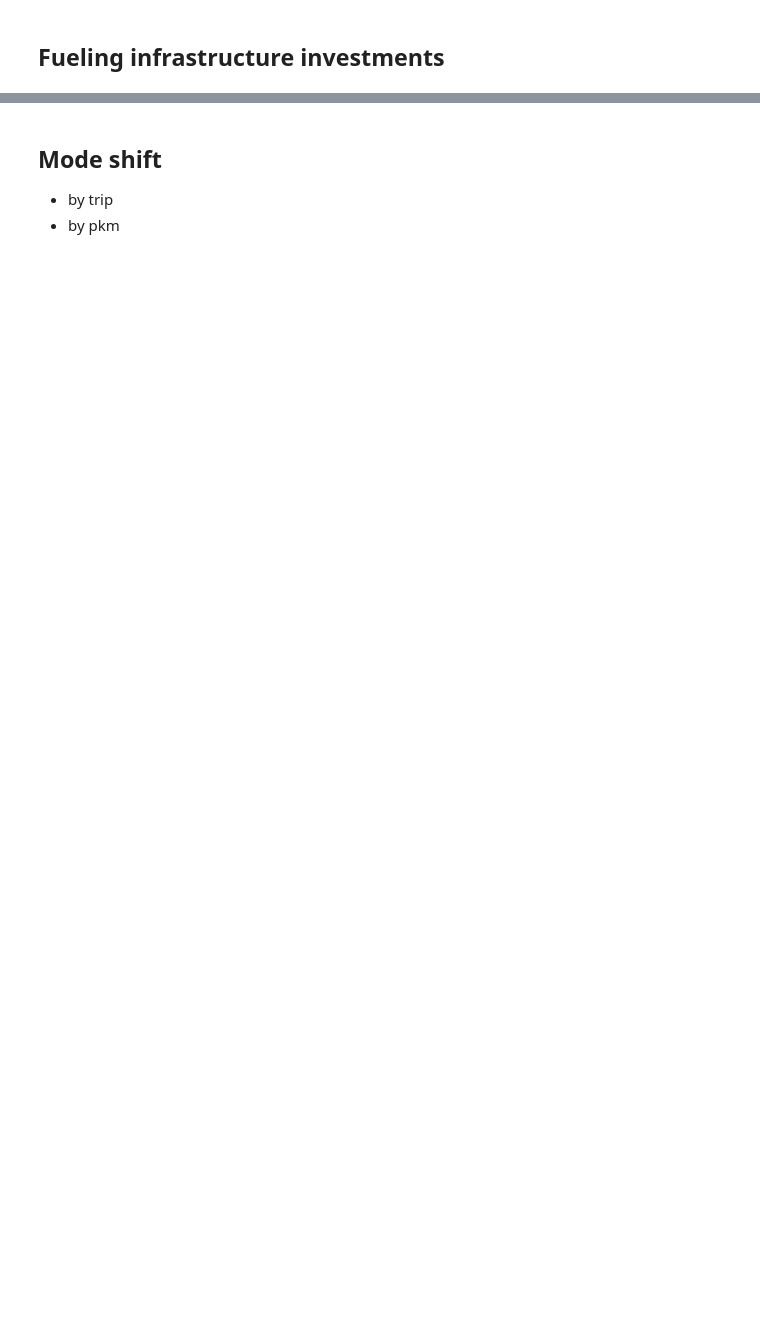
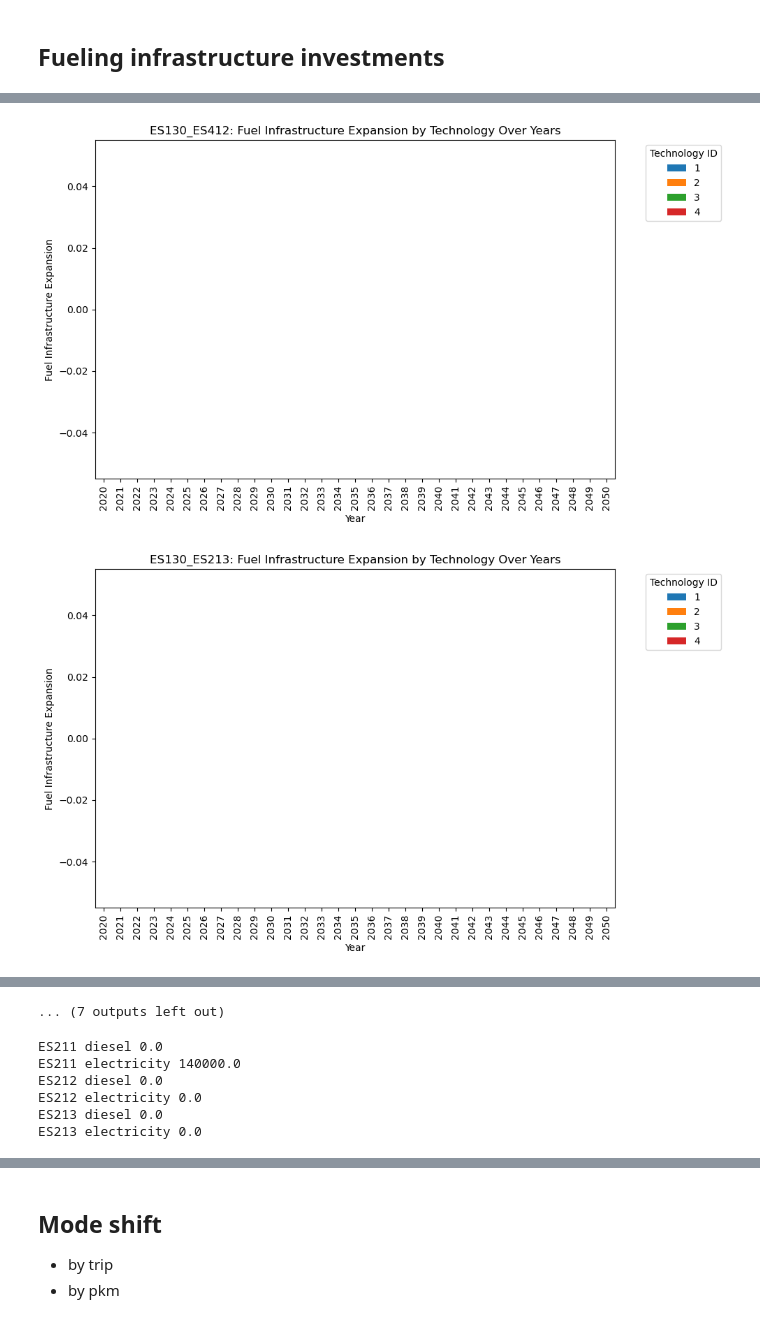
Before and after one commit to antoniamgolab/iDesignRES_transcompmodel, a Jupyter notebook: examples/Basque country/results_analysis.ipynb, the cells around one changed output, grey strips where cells are left out. Saved outputs shown, nothing was run; the diff lists cells and outputs as text; code cells hidden in the pictures; blank space fills up the shorter version.

```diff
--- a/examples/Basque country/results_analysis.ipynb
+++ b/examples/Basque country/results_analysis.ipynb
@@ -267,0 +286,30 @@ plt.show()
+# %%
+# for each geom_item
+
+geometric_element_list = input_data["GeographicElement"]
+
+geometric_element_list = {item["id"]: item for item in geometric_element_list}
+
+for e in geographic_element_list.keys():
+    q_plus_by_tech = get_fuel_infr_plus(True, [e])
+
+    fig, ax = plt.subplots(figsize=(10, 6))
+
+    years = range(y_init, Y_end + 1)
+    tech_ids = list(technology_list.keys())
+
+    # Prepare data for stacked bar plot
+    data = {year: [q_plus_by_tech.get((year, tech_id), 0) for tech_id in tech_ids] for year in years}
+    df = pd.DataFrame(data, index=tech_ids).T
+
+    # Plotting
+    df.plot(kind='bar', stacked=True, ax=ax)
+    ax.set_xlabel('Year')
+    ax.set_ylabel('Fuel Infrastructure Expansion')
+    ax.set_title(str(geographic_element_list[e]["name"]) + ': Fuel Infrastructure Expansion by Technology Over Years')
+    plt.legend(title='Technology ID', bbox_to_anchor=(1.05, 1), loc='upper left')
+    plt.tight_layout()
+    plt.show()
+# %% [output]
+[figure, added]
+[figure, added]
@@ -268,3 +326,22 @@ plt.show()
+... (7 outputs left out)
+# %%
+# installed cap per e
+
+geometric_element_list = input_data["GeographicElement"]
+
+geometric_element_list = {item["id"]: item for item in geometric_element_list}
+for e in geographic_element_list.keys():
+    for fuel in fuel_list.keys():
+        total_expansion_per_y = sum(q_fuel_infr_plus[(y, fuel, e)] for y in range(y_init, Y_end+1) if (y, fuel, e) in q_fuel_infr_plus.keys())
+        if geographic_element_list[e]["name"] in ["ES213", "ES211", "ES212"]:
+            print(geographic_element_list[e]["name"], fuel_list[fuel]["name"], total_expansion_per_y)
+# %% [output]
+ES211 diesel 0.0
+ES211 electricity 140000.0
+ES212 diesel 0.0
+ES212 electricity 0.0
+ES213 diesel 0.0
+ES213 electricity 0.0
 # %%
 def get_s_per_year_and_tech(tech_id_list = ["diesel", "electricity"]):
     s_per_year_and_tech = {}
```
Also changed, not shown: parts of 28 cells of this notebook, 5 other files.
